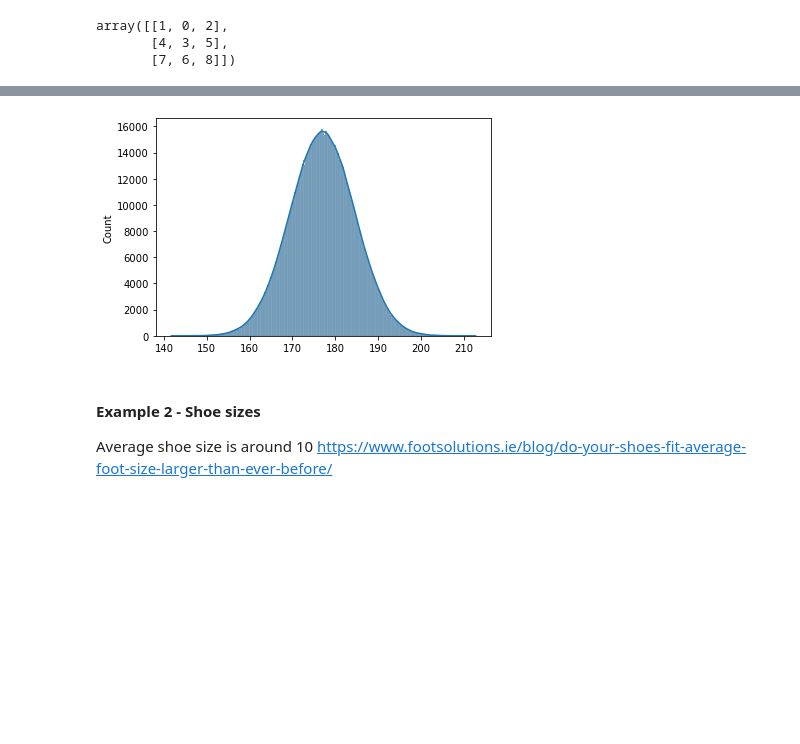
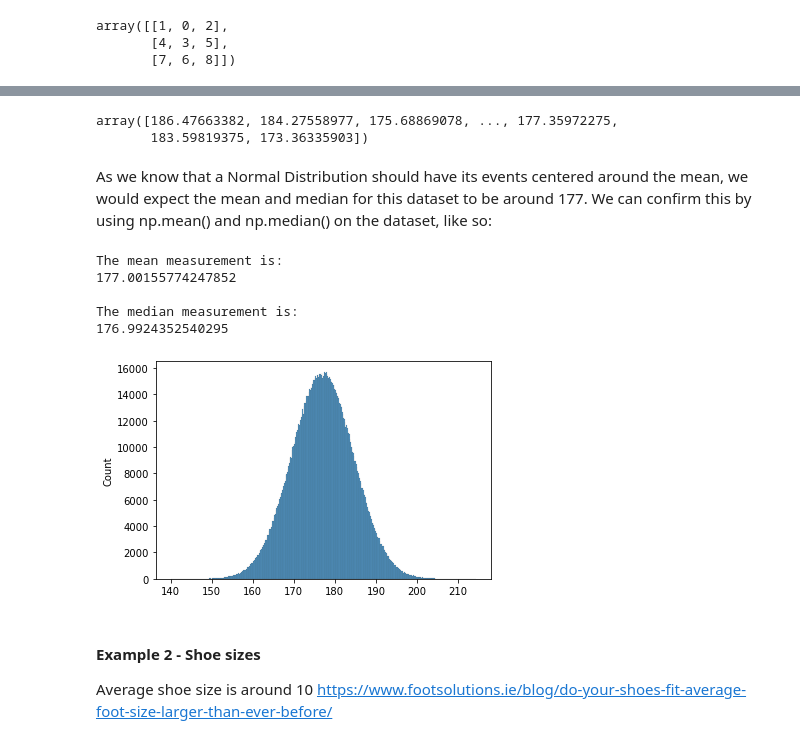
Before and after one commit to OtherBrian/pda-np.random, a Jupyter notebook: Numpy.Random.ipynb, the cells around one changed output, grey strips where cells are left out. Drawn from its saved outputs; the diff is of its cells as text; code cells hidden in the pictures; blank space fills up the shorter version.

Commit message:
Added section on discrete vs continuous data. Started Normal Distribution.

```diff
--- a/Numpy.Random.ipynb
+++ b/Numpy.Random.ipynb
@@ -542,15 +586,35 @@ Standard deviation is aroung 7.59cm https://ourworldindata.org/human-height
+# %%
+# We can now generate our Normal Distribution data set.
+irish_heights = np.random.normal(irish_mean_height, height_std, irish_population)
+irish_heights
+# %% [output]
+array([186.47663382, 184.27558977, 175.68869078, ..., 177.35972275,
+       183.59819375, 173.36335903])
+# %% [markdown]
+As we know that a Normal Distribution should have its events centered around the mean, we would expect the mean and median for this dataset to be around 177. We can confirm this by using np.mean() and np.median() on the dataset, like so:
+# %%
+print("The mean measurement is:")
+print(np.mean(irish_heights))
+print("\nThe median measurement is:")
+print(np.median(irish_heights))
+# %% [output]
+The mean measurement is:
+177.00155774247852
+
+The median measurement is:
+176.9924352540295
 # %%
 import seaborn as sns
 
 #np.random.normal(mean, standard deviation, size)
 
 population = 1745643
 
-heights = np.random.normal(177, 7.59, population)
+heights = np.random.normal(177, 7.49, population)
 
-sns.histplot(heights, kde=True);
+sns.histplot(heights);
 # %% [output]
-[figure, old version]
+[figure, new version]
 # %% [markdown]
 #### Example 2 - Shoe sizes
 
```
Also changed, not shown: parts of 5 cells of this notebook.
